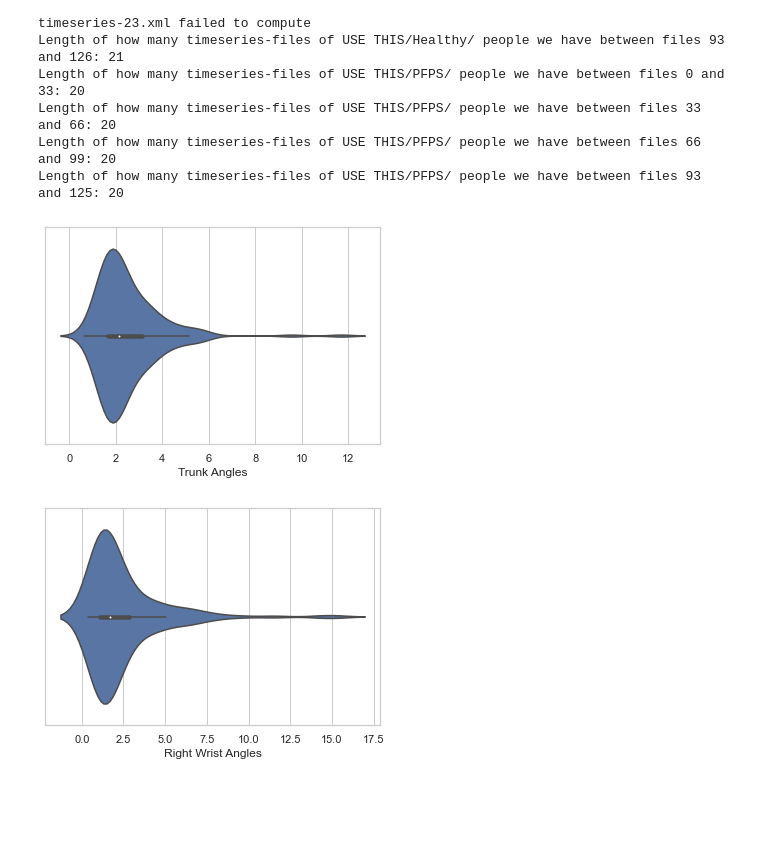
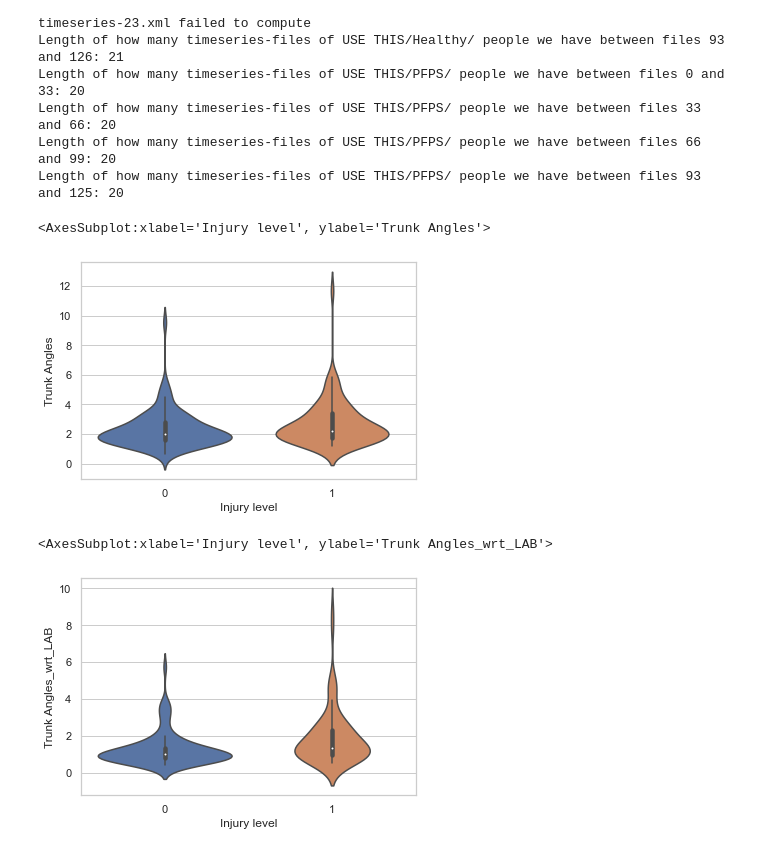
Before and after one commit to streckgumman/BikeFit, a Jupyter notebook: violin-plots.ipynb, the cells around one changed output. Drawn from its saved outputs; the diff is of its cells as text; code cells hidden in the pictures; blank space fills up the shorter version.

Commit message:
updated plots to compare the groups

```diff
--- a/violin-plots.ipynb
+++ b/violin-plots.ipynb
@@ -148,11 +147,14 @@ data3_level3 = pd.concat([diff_list3, diff_list_injured3]).reset_index(drop = Tr
 data3_level4 = pd.concat([diff_list4, diff_list_injured4]).reset_index(drop = True)
 # %%
 sns.set_theme(style="whitegrid")
-ax = sns.violinplot(x=df_all["Trunk Angles"])
+
+sns.violinplot(x='Injury level', y='Trunk Angles', data=df_all)
 # %% [output]
+<AxesSubplot:xlabel='Injury level', ylabel='Trunk Angles'>
-[figure, old version]
+[figure, new version]
 # %%
-ax = sns.violinplot(x=df_all["Right Wrist Angles"])
+sns.violinplot(x='Injury level', y='Trunk Angles_wrt_LAB', data=df_all)
 # %% [output]
+<AxesSubplot:xlabel='Injury level', ylabel='Trunk Angles_wrt_LAB'>
-[figure, old version]
+[figure, new version]
 # %%
```
Also changed, not shown: parts of 15 cells of this notebook.
